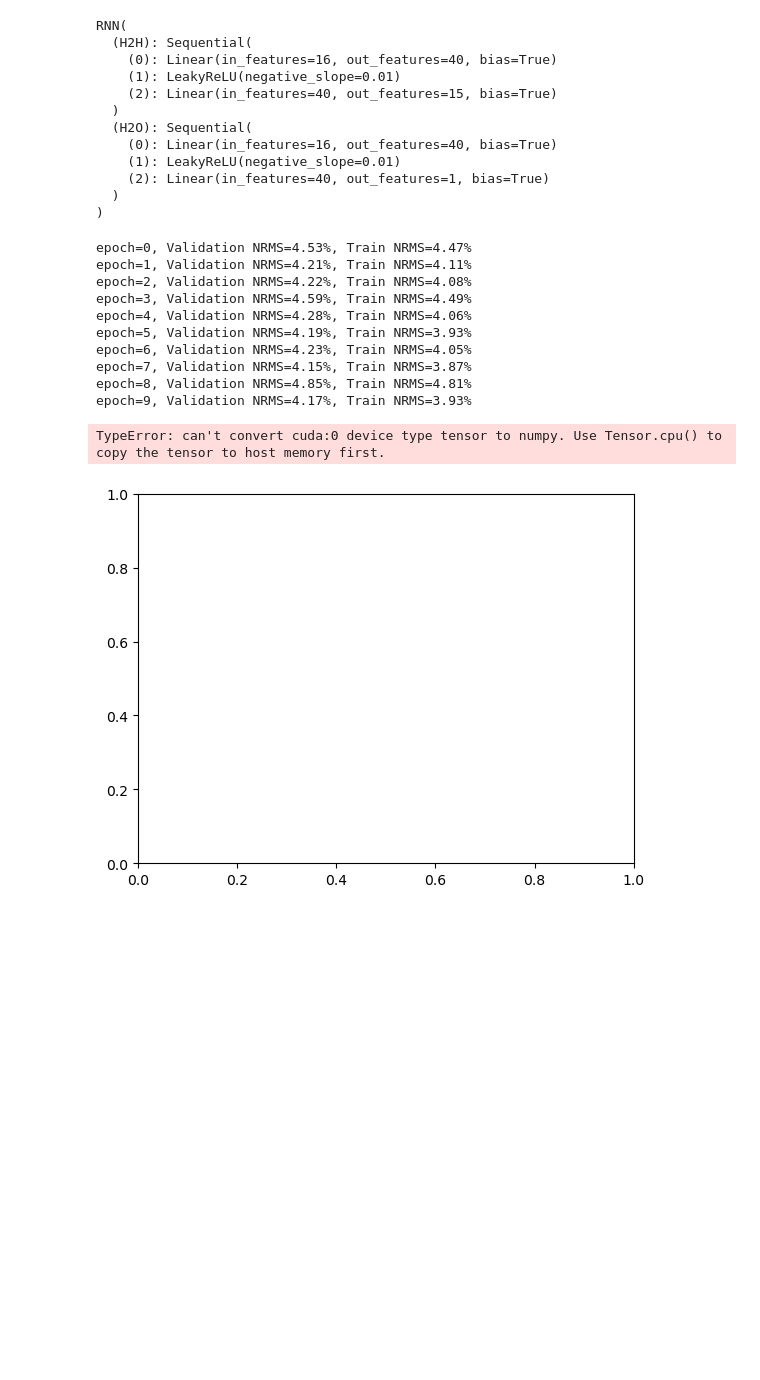
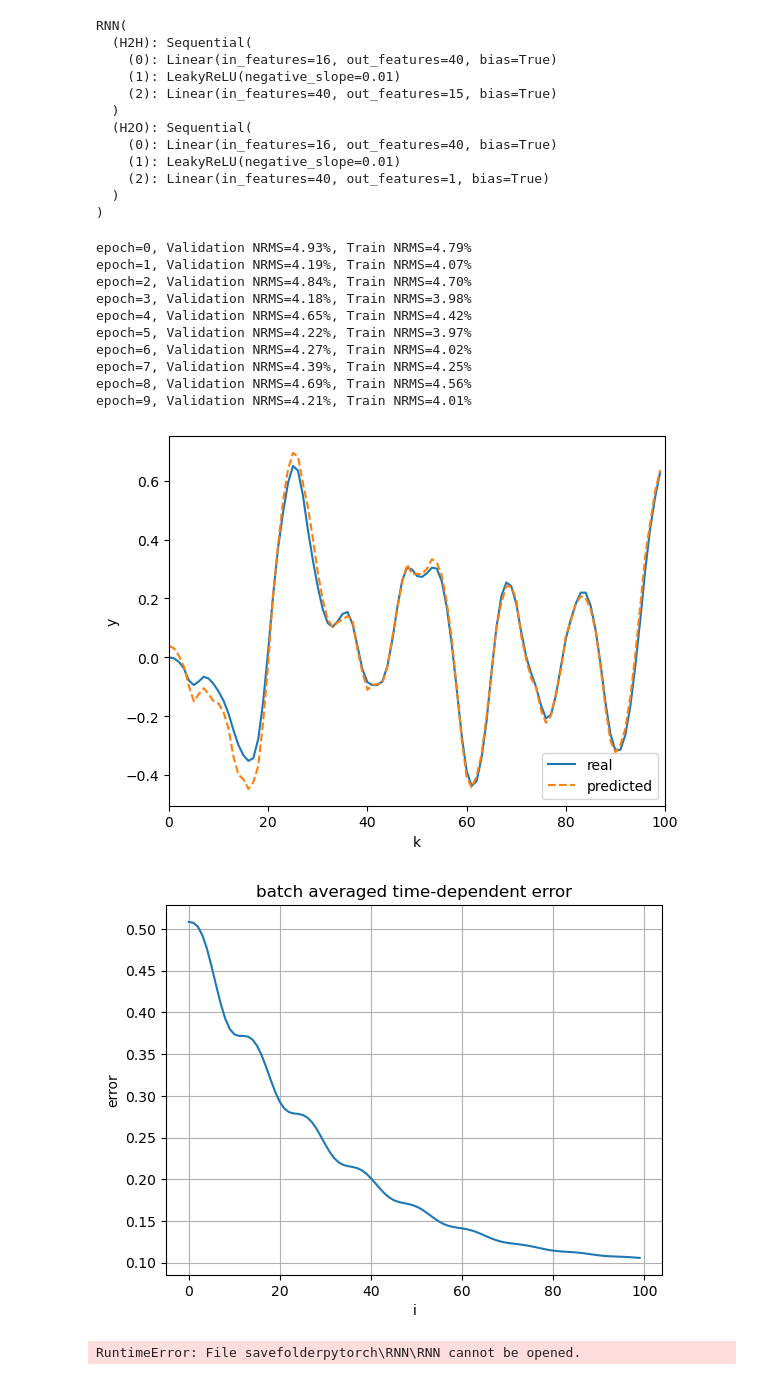
Before and after one commit to GerbenBeintema/gym-unbalanced-disk, a Jupyter notebook: test.ipynb, the cells around one changed output. Cells and saved outputs as stored; diff of their text form; code cells hidden in the pictures; blank space fills up the shorter version.

```diff
--- a/test.ipynb
+++ b/test.ipynb
@@ -215,15 +209,17 @@ train_module = NOE_Trainer(model, Xtrain, Ytrain, Xval, Yval, None, None, 'savef
 # %%
-train_module.fit(epochs=10, batch_size=32, n_burn=10, plot=False)
+train_module.fit(epochs=10, batch_size=32, n_burn=10, plot=True)
+train_module.save_model()
 # %% [output]
-epoch=0, Validation NRMS=4.53%, Train NRMS=4.47%
-epoch=1, Validation NRMS=4.21%, Train NRMS=4.11%
-epoch=2, Validation NRMS=4.22%, Train NRMS=4.08%
-epoch=3, Validation NRMS=4.59%, Train NRMS=4.49%
-epoch=4, Validation NRMS=4.28%, Train NRMS=4.06%
-epoch=5, Validation NRMS=4.19%, Train NRMS=3.93%
-epoch=6, Validation NRMS=4.23%, Train NRMS=4.05%
-epoch=7, Validation NRMS=4.15%, Train NRMS=3.87%
-epoch=8, Validation NRMS=4.85%, Train NRMS=4.81%
-epoch=9, Validation NRMS=4.17%, Train NRMS=3.93%
+epoch=0, Validation NRMS=4.93%, Train NRMS=4.79%
+epoch=1, Validation NRMS=4.19%, Train NRMS=4.07%
+epoch=2, Validation NRMS=4.84%, Train NRMS=4.70%
+epoch=3, Validation NRMS=4.18%, Train NRMS=3.98%
+epoch=4, Validation NRMS=4.65%, Train NRMS=4.42%
+epoch=5, Validation NRMS=4.22%, Train NRMS=3.97%
+epoch=6, Validation NRMS=4.27%, Train NRMS=4.02%
+epoch=7, Validation NRMS=4.39%, Train NRMS=4.25%
+epoch=8, Validation NRMS=4.69%, Train NRMS=4.56%
+epoch=9, Validation NRMS=4.21%, Train NRMS=4.01%
+[figure, new version]
+[figure, added]
-TypeError: can't convert cuda:0 device type tensor to numpy. Use Tensor.cpu() to copy the tensor to host memory first.
+RuntimeError: File savefolderpytorch\RNN\RNN cannot be opened.
-[figure, old version]
```
Also changed, not shown: parts of 2 cells of this notebook, 2 other files.
